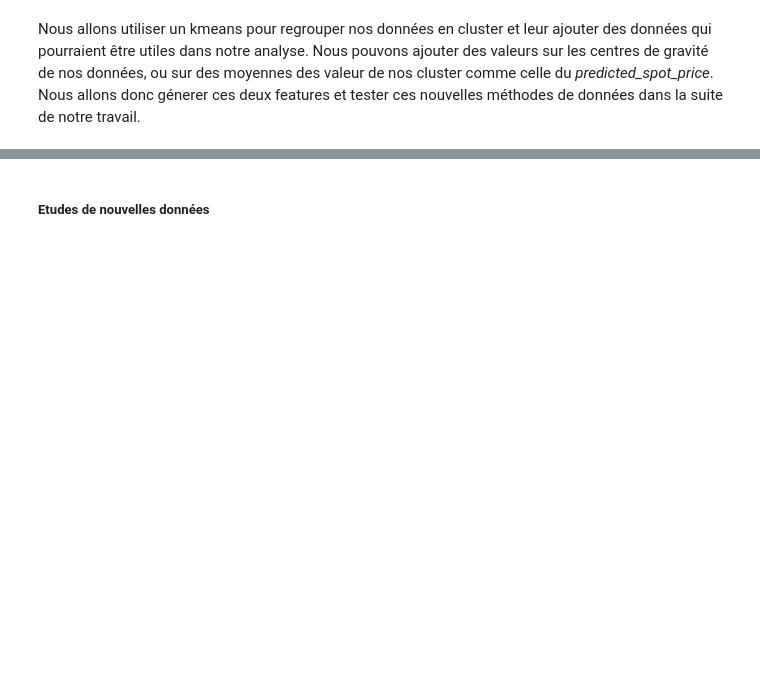
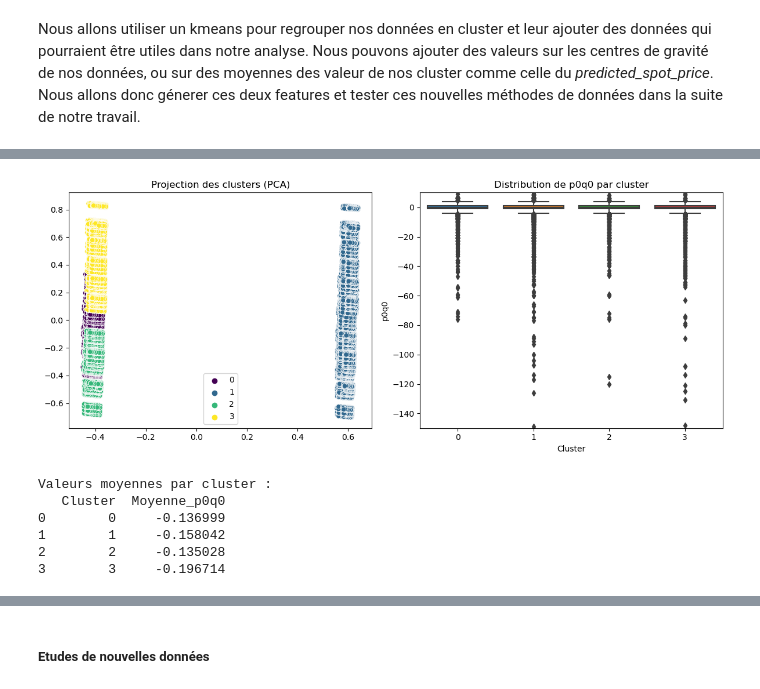
Before and after one commit to Timodang/Projet_ML, a Jupyter notebook: projet_ML.ipynb, the cells around one changed output, grey strips where cells are left out. Saved outputs shown, nothing was run; the diff lists cells and outputs as text; code cells hidden in the pictures; blank space fills up the shorter version.

Commit message:
kmeans + bagging result

```diff
--- a/projet_ML.ipynb
+++ b/projet_ML.ipynb
@@ -955,0 +912,52 @@ for i,method in enumerate(methods):
+# %%
+from sklearn.cluster import KMeans
+from sklearn.decomposition import PCA
+
+# Configuration
+N_CLUSTERS = 4  # Basé sur votre capture
+RANDOM_STATE = 42
+
+def analyze_clusters(X, y):
+    """Version optimisée avec analyse des clusters"""
+    # Clustering
+    kmeans = KMeans(n_clusters=N_CLUSTERS, random_state=RANDOM_STATE)
+    clusters = kmeans.fit_predict(X)
+
+    # 1. Visualisation PCA
+    pca = PCA(n_components=2)
+    X_pca = pca.fit_transform(X)
+
+    plt.figure(figsize=(12, 5))
+    plt.subplot(1, 2, 1)
+    sns.scatterplot(x=X_pca[:, 0], y=X_pca[:, 1], hue=clusters, palette='viridis')
+    plt.title("Projection des clusters (PCA)")
+
+    # 2. Distribution de p0q0 par cluster
+    plt.subplot(1, 2, 2)
+    df = pd.DataFrame({'Cluster': clusters, 'p0q0': y})
+    sns.boxplot(x='Cluster', y='p0q0', data=df)
+    plt.title("Distribution de p0q0 par cluster")
+    plt.ylim(-150, 10)  # Ajusté selon votre échelle
+
+    plt.tight_layout()
+    plt.show()
+
+    return clusters, kmeans
+
+# Application
+clusters, model = analyze_clusters(X_train_val, y_train_val["p0q0"])
+
+# Analyse complémentaire
+print("Valeurs moyennes par cluster :")
+print(pd.DataFrame({
+    'Cluster': range(N_CLUSTERS),
+    'Moyenne_p0q0': [y_train_val["p0q0"][clusters == i].mean() for i in range(N_CLUSTERS)]
+}))
+# %% [output]
+[figure, added]
+Valeurs moyennes par cluster :
+   Cluster  Moyenne_p0q0
+0        0     -0.136999
+1        1     -0.158042
+2        2     -0.135028
+3        3     -0.196714
```
Also changed, not shown: parts of 28 cells of this notebook, 2 other files.
